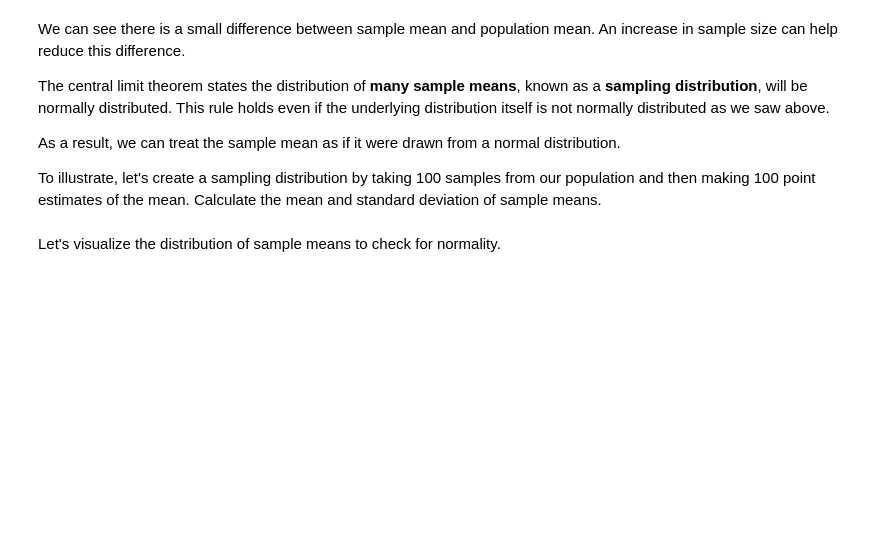
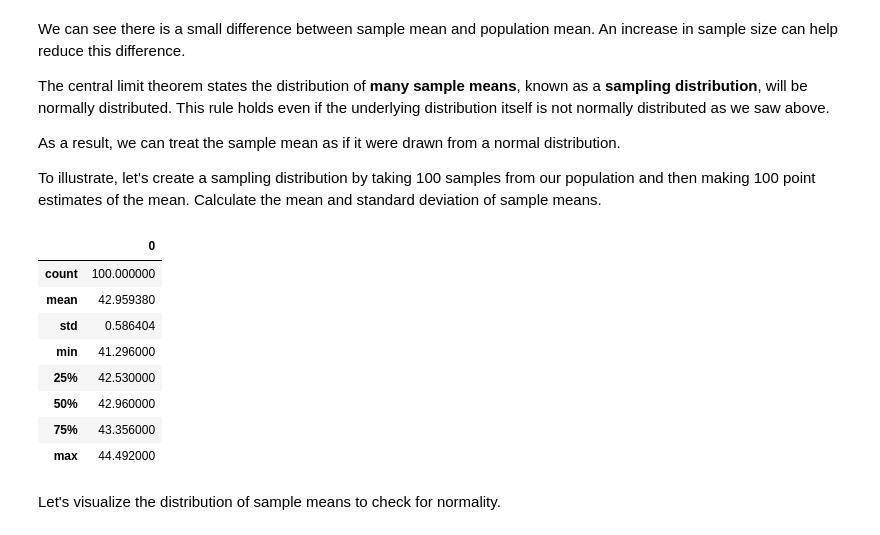
Before and after one commit to ravaxis/dsc-confidence-intervals-lab-nyc-ds-082619, a Jupyter notebook: index.ipynb, the cells around one changed output. Cells and saved outputs as stored; diff of their text form; code cells hidden in the pictures; blank space fills up the shorter version.

```diff
--- a/index.ipynb
+++ b/index.ipynb
@@ -101,23 +101,39 @@ To illustrate, let's create a sampling distribution by taking 100 samples from o
 # %%
 np.random.seed(15)
 
 point_estimates = []         # Make empty list to hold point estimates
 
 # Take 100 samples and generate 100 point estimates using a for loop.
 # append sample means to get point estimates
 
+for x in range(100):
+    sample = np.random.choice(a= population_ages, size=500) #Take 100 samples of 500 people
+    point_estimates.append(sample.mean()) #Calculate the sample mean
+
 
 # Convert the point_estimates into a pandas dataframe
 # Calculate and print descriptive statistics for the dataframe
+
+pd.DataFrame(point_estimates).describe()
 
 # count	100.000000
 # mean	42.959380
 # std	0.586404
 # min	41.296000
 # 25%	42.530000
 # 50%	42.960000
 # 75%	43.356000
 # max	44.492000
+# %% [output]
+|  | 0 |
+| count | 100.000000 |
+| mean | 42.959380 |
+| std | 0.586404 |
+| min | 41.296000 |
+| 25% | 42.530000 |
+| 50% | 42.960000 |
+| 75% | 43.356000 |
+| max | 44.492000 |
 # %% [markdown]
 Let's visualize the distribution of sample means to check for normality.
 # %%
```
